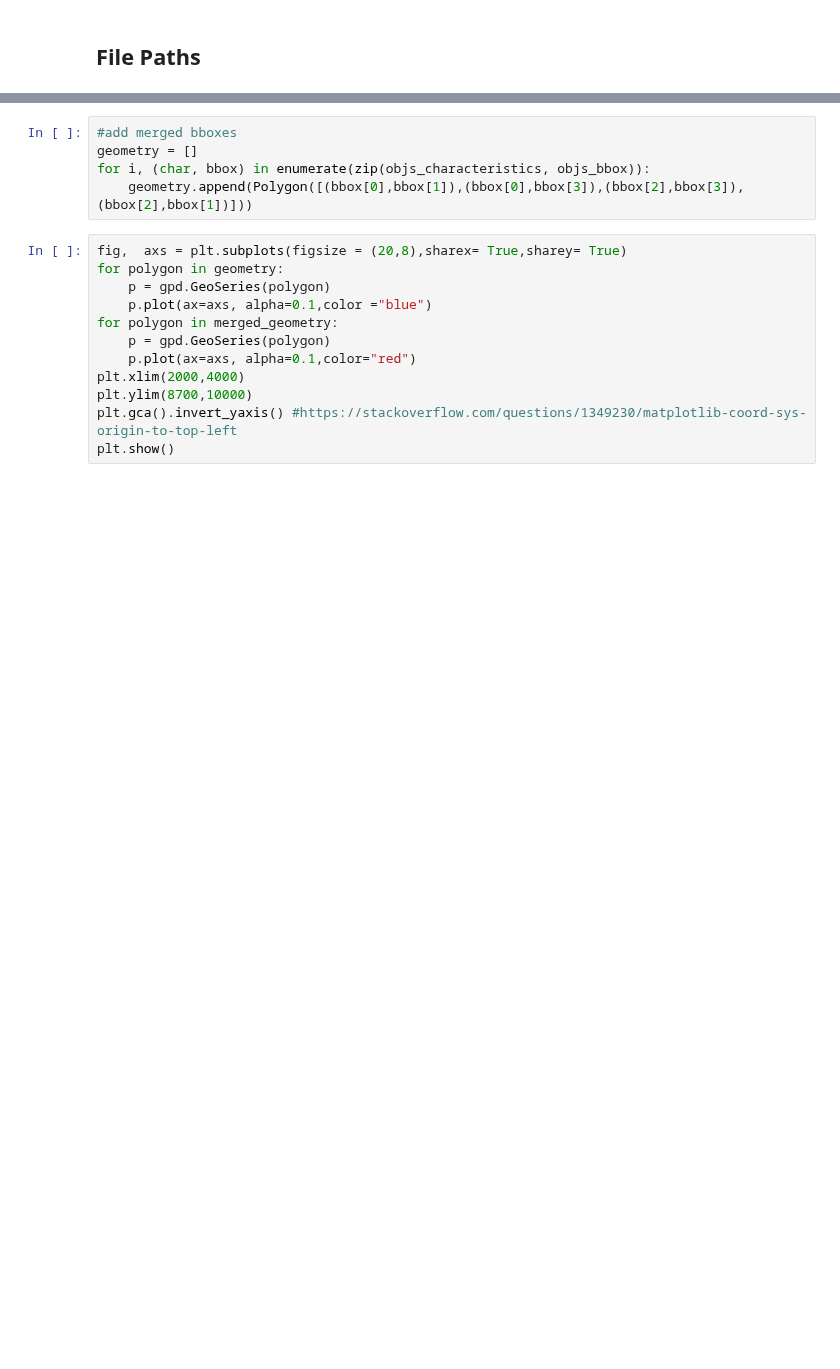
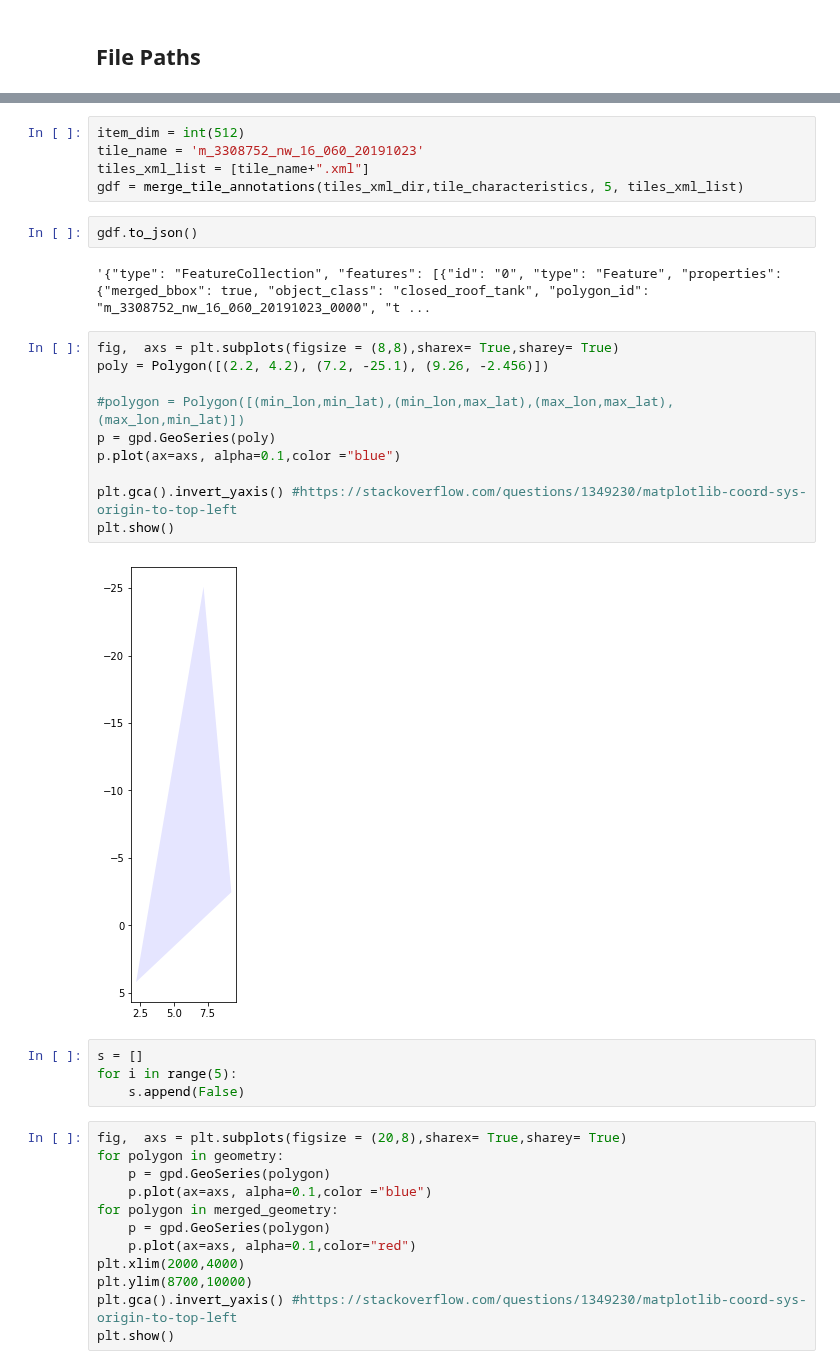
Before and after one commit to celinerobi/ast_dataset, a Jupyter notebook: data_download_and_preprocessing/Untitled1.ipynb, the cells around one changed output, grey strips where cells are left out. Saved outputs shown, nothing was run; the diff lists cells and outputs as text; blank space fills up the shorter version.

Commit message:
working on the merge still

```diff
--- a/data_download_and_preprocessing/Untitled1.ipynb
+++ b/data_download_and_preprocessing/Untitled1.ipynb
@@ -249,8 +251,28 @@ def merge_tile_annotations(tiles_xml_list, tiles_xml_dir, new_tiles_xml_dir, dis
-# %%
-#add merged bboxes
-geometry = []
-for i, (char, bbox) in enumerate(zip(objs_characteristics, objs_bbox)):
-    geometry.append(Polygon([(bbox[0],bbox[1]),(bbox[0],bbox[3]),(bbox[2],bbox[3]),(bbox[2],bbox[1])]))
+# %%
+item_dim = int(512)
+tile_name = 'm_3308752_nw_16_060_20191023'
+tiles_xml_list = [tile_name+".xml"]
+gdf = merge_tile_annotations(tiles_xml_dir,tile_characteristics, 5, tiles_xml_list)
+# %%
+gdf.to_json()
+# %% [output]
+'{"type": "FeatureCollection", "features": [{"id": "0", "type": "Feature", "properties": {"merged_bbox": true, "object_class": "closed_roof_tank", "polygon_id": "m_3308752_nw_16_060_20191023_0000", "t ...
+# %%
+fig,  axs = plt.subplots(figsize = (8,8),sharex= True,sharey= True)
+poly = Polygon([(2.2, 4.2), (7.2, -25.1), (9.26, -2.456)])
+
+#polygon = Polygon([(min_lon,min_lat),(min_lon,max_lat),(max_lon,max_lat),(max_lon,min_lat)])
+p = gpd.GeoSeries(poly)
+p.plot(ax=axs, alpha=0.1,color ="blue")
+
+plt.gca().invert_yaxis() #https://stackoverflow.com/questions/1349230/matplotlib-coord-sys-origin-to-top-left
+plt.show()
+# %% [output]
+[figure, added]
+# %%
+s = []
+for i in range(5):
+    s.append(False)
 # %%
 fig,  axs = plt.subplots(figsize = (20,8),sharex= True,sharey= True)
 for polygon in geometry:
```
Also changed, not shown: parts of 6 cells of this notebook, 3 other files.
